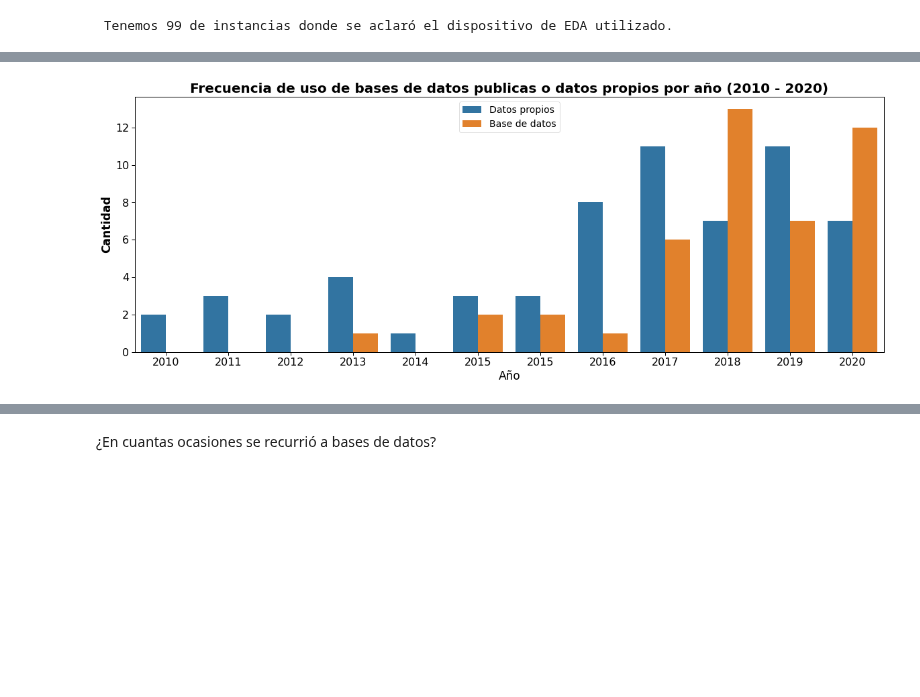
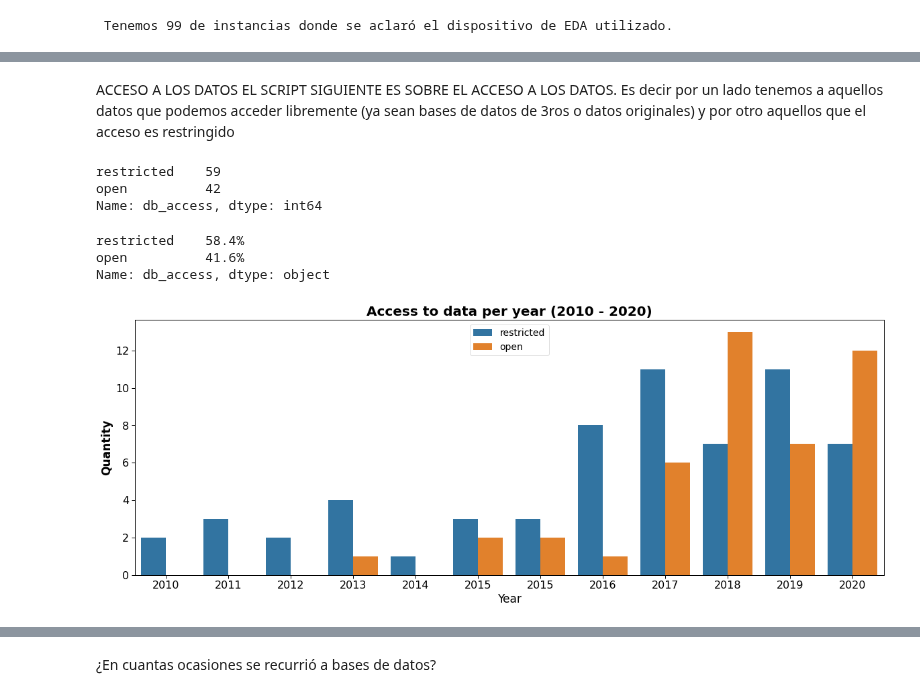
Before and after one commit to tomdamelio/Review_EDA_Emotion_Recognition, a Jupyter notebook: AGUS/agus_analysis.ipynb, the cells around one changed output, grey strips where cells are left out. Saved outputs shown, nothing was run; the diff lists cells and outputs as text; code cells hidden in the pictures; blank space fills up the shorter version.

Commit message:
script update

```diff
--- a/AGUS/agus_analysis.ipynb
+++ b/AGUS/agus_analysis.ipynb
@@ -271,0 +300,14 @@ plt.show()
+# %%
+#Plot
+plt.figure(figsize = (12,8))
+sns.set_context('paper')
+sns.countplot(y = 'variable',
+            data = df_modality_all)
+plt.title('Elicitation Modality',
+            fontweight = 'bold',
+            fontsize = 12)
+plt.ylabel('', fontsize = 10)
+plt.xlabel('')
+plt.yticks(fontsize = 10)
+plt.xticks(fontsize = 10)
+plt.show()
@@ -525,0 +590,18 @@ Name: db_type, dtype: object
+# %%
+plt.figure(figsize = (20,7))
+sns.set_context('paper')
+category_order = [2010, 2011, 2012, 2013, 2014, 2015, 2015, 2016, 2017, 2018, 2019, 2020]
+sns.countplot(x='year',
+    data= data_base,
+    hue='is_database',
+    order=category_order)
+
+plt.title('Frequency of use of public databases per year (2010 - 2020)',
+            fontweight = 'bold',
+            fontsize =20)
+plt.ylabel('Quantity', fontsize = 17,fontweight = 'bold')
+plt.xlabel('Year', fontsize = 17)
+plt.yticks(fontsize = 16)
+plt.xticks(fontsize = 16)
+plt.legend (title= 'Is database',title_fontsize = 14,fontsize = 14)
+plt.show()
@@ -526,24 +610,46 @@ Name: db_type, dtype: object
+# %% [markdown]
+ACCESO A LOS DATOS
+EL SCRIPT SIGUIENTE ES SOBRE EL ACCESO A LOS DATOS. Es decir por un lado tenemos a aquellos datos que podemos acceder libremente (ya sean bases de datos de 3ros o datos originales) y por otro aquellos que el acceso es restringido
+# %%
+data_type = pd.read_csv ('../update_data/Tabla Normalizada - Data type.csv')
+data_type = data_type.fillna('-')
+data_base = data_type.groupby(['paper_id', 'db_access']).nth(0)
+data_base.reset_index(inplace=True)
+# %%
+#Modifico los valores de la columna db_type
+
+data_base['db_access'].value_counts()
+# %% [output]
+restricted    59
+open          42
+Name: db_access, dtype: int64
+# %%
+data_base['db_access'].value_counts(normalize=True).mul(100).round(1).astype(str) + '%'
+# %% [output]
+restricted    58.4%
+open          41.6%
+Name: db_access, dtype: object
 # %%
 
 plt.figure(figsize = (20,7))
 sns.set_context('paper')
 category_order = [2010, 2011, 2012, 2013, 2014, 2015, 2015, 2016, 2017, 2018, 2019, 2020]
 sns.countplot(x='year',
     data= data_base,
-    hue='db_type',
+    hue='db_access',
     order=category_order)
 
-plt.title('Frecuencia de uso de bases de datos publicas o datos propios por año (2010 - 2020)',
+plt.title('Access to data per year (2010 - 2020)',
             fontweight = 'bold',
             fontsize =20)
-plt.ylabel('Cantidad', fontsize = 17,fontweight = 'bold')
-plt.xlabel('Año', fontsize = 17)
+plt.ylabel('Quantity', fontsize = 17,fontweight = 'bold')
+plt.xlabel('Year', fontsize = 17)
 plt.yticks(fontsize = 16)
 plt.xticks(fontsize = 16)
 plt.legend (fontsize = 14)
 plt.show()
 # %% [output]
-[figure, old version]
+[figure, new version]
 # %%
 freq_data_base = data_type.groupby(['paper_id','DEAP', 'AMIGOS', 'MAHNOB', 'CASE',
        'Ascertain', 'Cog.load', 'Multimodal Dyadic Behavior (MMDB)', 'RECOLA',
```
Also changed, not shown: parts of 36 cells of this notebook.
